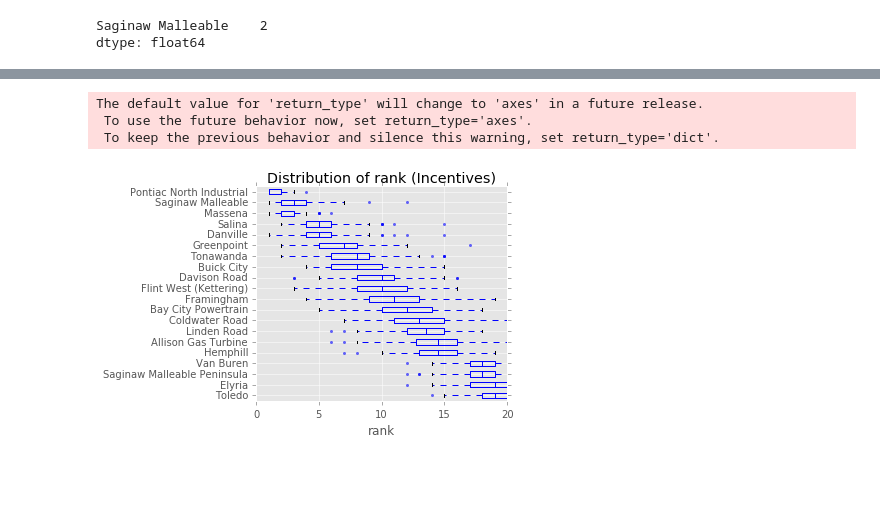
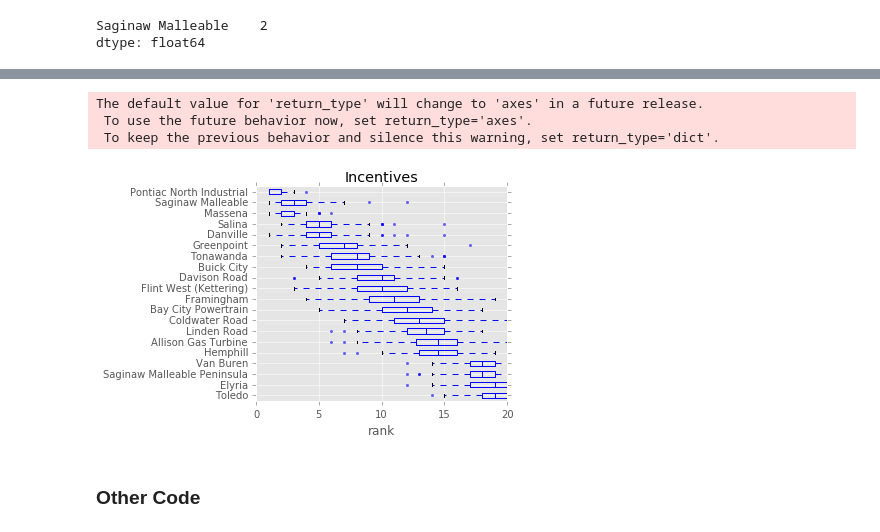
Before and after one commit to smaroukis/site-analysis, a Jupyter notebook: Sensitivity-Analysis-Part-2.ipynb, the cells around one changed output, grey strips where cells are left out. Saved outputs shown, nothing was run; the diff lists cells and outputs as text; code cells hidden in the pictures; blank space fills up the shorter version.

```diff
--- a/Sensitivity-Analysis-Part-2.ipynb
+++ b/Sensitivity-Analysis-Part-2.ipynb
@@ -98,34 +101,3 @@ qualifier = 'Substation'
 results_uni = np.copy(results)
 results_uni[:,3,:]=5
 qualifier = 'Environmental'
-# %%
-# Run one of the above criteria cells first
-
-def plot_res(_type, _qualifiertext, _arr, _n, _wgts, _site_list):
-    # _type is 'score' or 'rank'
-    score_list = []
-
-    if _type == 'score':
-        for i in range(0, _n):
-            score_list.append(pd.Series(data=np.sum(np.dot(_arr[:, :, i], _wgts), axis=1), index=[k for k in _site_list]))
-    if _type == 'rank':
-        for i in range(0, _n):
-            score_list.append(pd.Series(data=np.sum(np.dot(_arr[:, :, i], _wgts), axis=1), index=[k for k in _site_list]).rank(ascending=False))
-    scores = pd.DataFrame(score_list)
-    # Plot as 10 historgrams of distribution of scores
-    flierprops = dict(marker='.', markerfacecolor='blue', alpha=0.6, markersize=6, markeredgecolor='none')
-    bp = scores.boxplot(vert=0, flierprops=flierprops)
-    plt.setp(bp['boxes'], color='blue')
-    plt.setp(bp['whiskers'],color='blue')
-    plt.setp(bp['fliers'],color='blue')
-    plt.setp(bp['medians'], color='blue')
-    plt.tight_layout()
-    plt.xlabel(_type)
-    plt.title(_qualifiertext)
-    plt.savefig(r'results/' + _qualifiertext + r'_' + _type + '.png', transparent=True, dpi=1000)
-    plt.show()
-
-    return scores
-
-# scores = plot_res('score', qualifier, results_uni, N, wgts, site_list)
-ranks = plot_res('rank', qualifier, results_uni, N, wgts, site_list)
@@ -176,38 +128,39 @@ ranks_inc = ranks.reindex_axis(rix, axis=1)
 # %%
-# Run the uniform criteria quantile sorting method first
+# With the Sorted Quantiles Reindexing
 
-def plot_res(_type, _qualifiertext, _arr, _n, _wgts, _site_list):
+def plot_res_uni(_type, _qualifiertext, _arr, _n, _wgts, _site_list):
     # _type is 'score' or 'rank'
     score_list = []
 
     if _type == 'score':
         for i in range(0, _n):
             score_list.append(pd.Series(data=np.sum(np.dot(_arr[:, :, i], _wgts), axis=1), index=[k for k in _site_list]))
     if _type == 'rank':
         for i in range(0, _n):
             score_list.append(pd.Series(data=np.sum(np.dot(_arr[:, :, i], _wgts), axis=1), index=[k for k in _site_list]).rank(ascending=False))
     scores = pd.DataFrame(score_list)
     rix = scores.quantile(.25).sort_values(ascending=False).index
     scores = scores.reindex_axis(rix, axis=1)
     # Plot as 10 historgrams of distribution of scores
     flierprops = dict(marker='.', markerfacecolor='blue', alpha=0.6, markersize=6, markeredgecolor='none')
     bp = scores.boxplot(vert=0, flierprops=flierprops)
     plt.setp(bp['boxes'], color='blue')
     plt.setp(bp['whiskers'],color='blue')
     plt.setp(bp['fliers'],color='blue')
     plt.setp(bp['medians'], color='blue')
     plt.tight_layout()
     plt.xlabel(_type)
-    plt.title('Distribution of ' + _type + ' (' + _qualifiertext + ')')
+    plt.title(_qualifiertext)
     plt.savefig(r'results/' + _qualifiertext + r'_' + _type + '.png', transparent=True, dpi=1000)
     plt.show()
 
-    return scores, rix
+    return scores
 
 # scores = plot_res('score', qualifier, results_uni, N, wgts, site_list)
-ranks = plot_res('rank', qualifier, results_uni, N, wgts, site_list)
+ranks = plot_res_uni('rank', qualifier, results_uni, N, wgts, site_list)
+_rix = ranks.columns
 # %% [output]
 The default value for 'return_type' will change to 'axes' in a future release.
  To use the future behavior now, set return_type='axes'.
  To keep the previous behavior and silence this warning, set return_type='dict'.
-[figure, old version]
+[figure, new version]
@@ -215,0 +169,2 @@ ranks[rix]
+# %% [markdown]
+### Other Code
```
Also changed, not shown: parts of 9 cells of this notebook.
